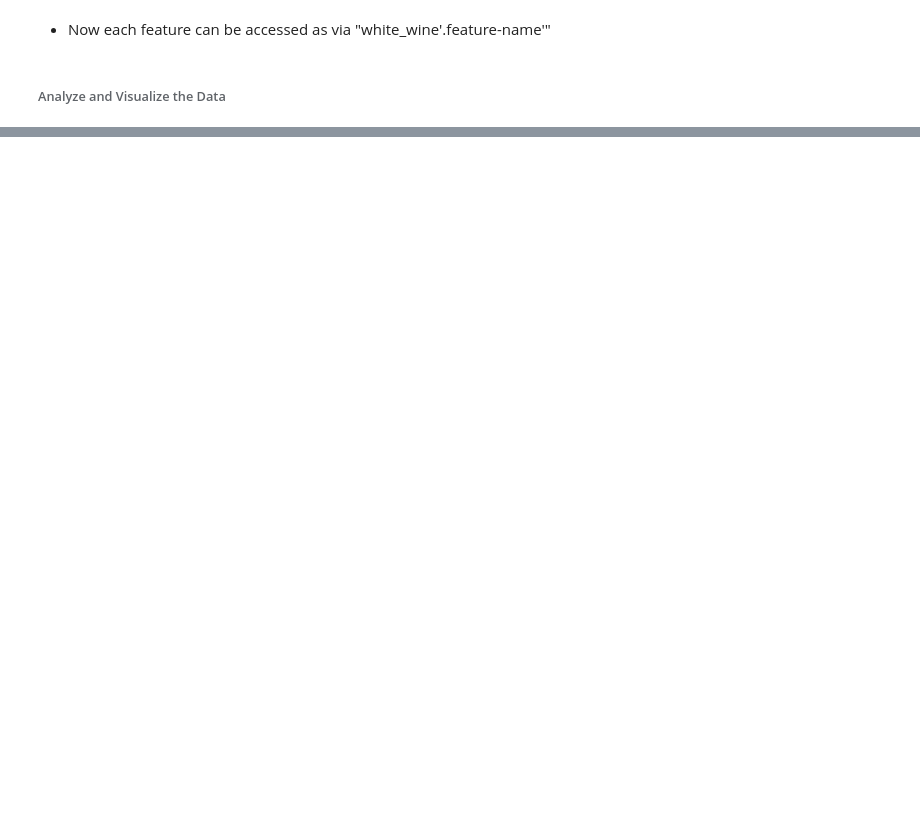
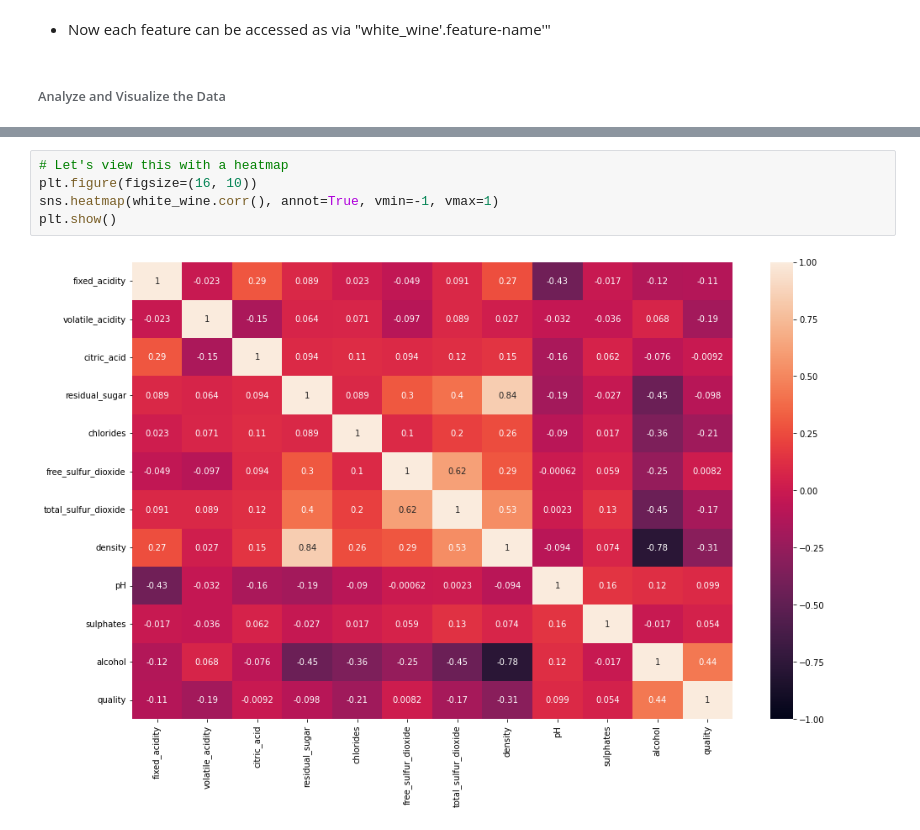
Before and after one commit to faroukkbello/White-Wine-EDA, a Jupyter notebook: White Wine EDA.ipynb, the cells around one changed output, grey strips where cells are left out. Drawn from its saved outputs; the diff is of its cells as text; blank space fills up the shorter version.

```diff
--- a/White Wine EDA.ipynb
+++ b/White Wine EDA.ipynb
@@ -173,0 +341,7 @@ Index(['fixed_acidity', 'volatile_acidity', 'citric_acid', 'residual_sugar',
+# %%
+# Let's view this with a heatmap
+plt.figure(figsize=(16, 10))
+sns.heatmap(white_wine.corr(), annot=True, vmin=-1, vmax=1)
+plt.show()
+# %% [output]
+[figure, added]
```
Also changed, not shown: parts of 33 cells of this notebook.
